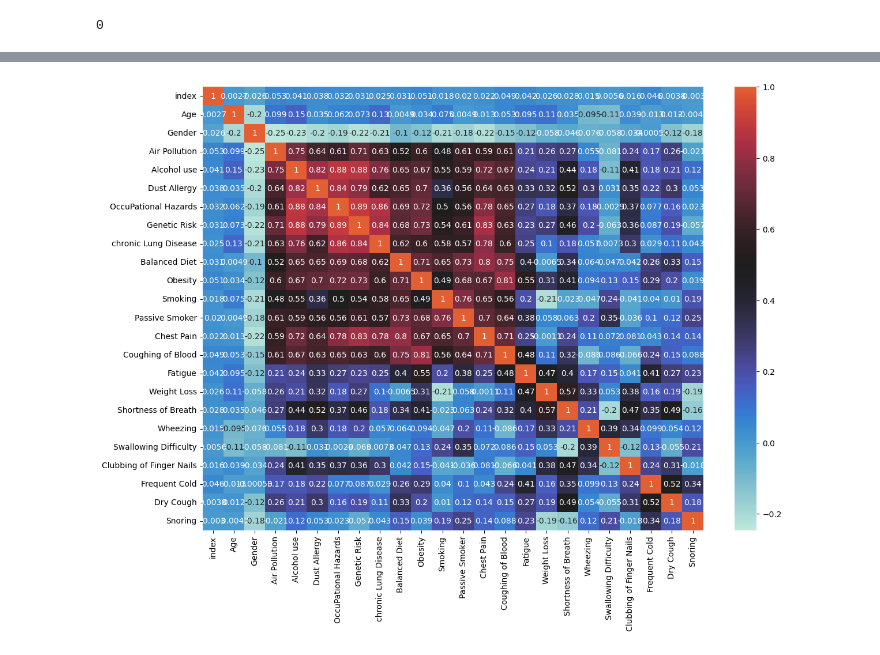
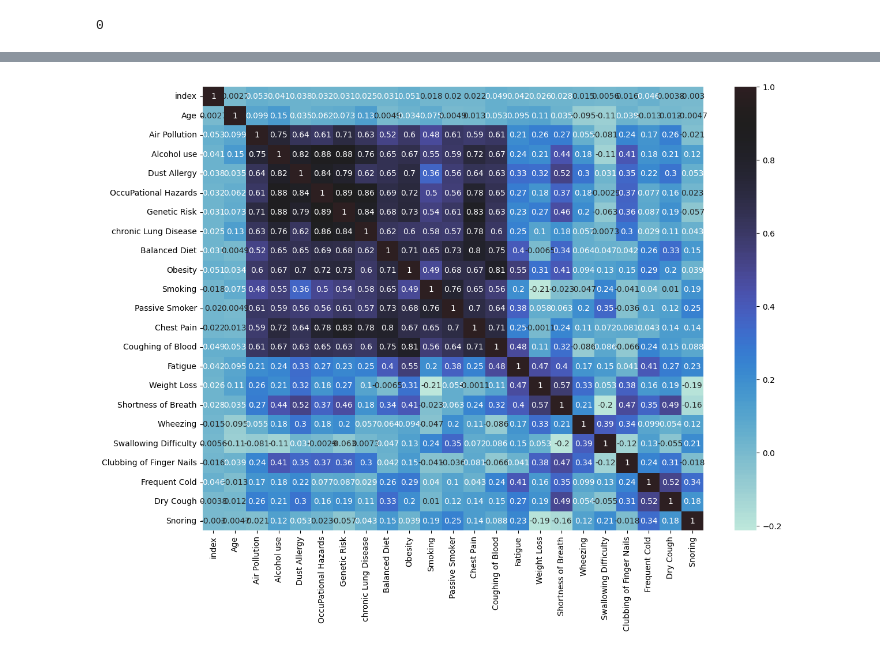
Before and after one commit to barkhahbpp/sistem-cerdas, a Jupyter notebook: Lung_Cancer_MLP_Pred.ipynb, the cells around one changed output, grey strips where cells are left out. Cells and saved outputs as stored; diff of their text form; code cells hidden in the pictures.

```diff
--- a/Lung_Cancer_MLP_Pred.ipynb
+++ b/Lung_Cancer_MLP_Pred.ipynb
@@ -93,3 +93,7 @@ sum(lungCr_df.duplicated())
 sum(lungCr_df["Patient Id"].duplicated())
 # %% [output]
 0
+# %%
+# Convert data ke Category
+lungCr_df["Gender"] = lungCr_df["Gender"].astype('category')
+lungCr_df.info()
@@ -96,9 +118,9 @@ sum(lungCr_df["Patient Id"].duplicated())
 # %%
 
 %matplotlib inline
 plt.figure(figsize=(14,10))
 
-sns.heatmap(lungCr_df.corr(), annot=True, center=0.5)
+sns.heatmap(lungCr_df.corr(), annot=True, center=0.9)
 plt.show()
 # %% [output]
-[figure, old version]
+[figure, new version]
```
Also changed, not shown: parts of 23 cells of this notebook.
